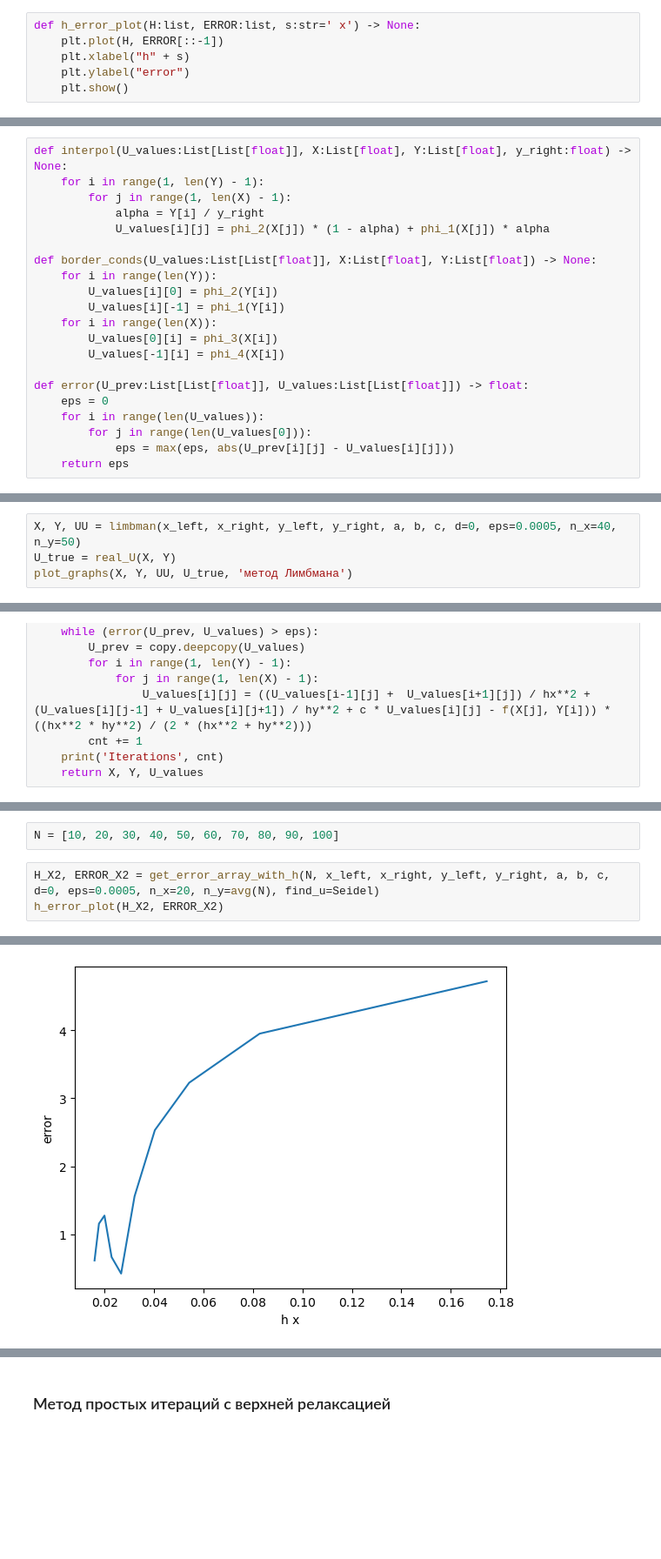
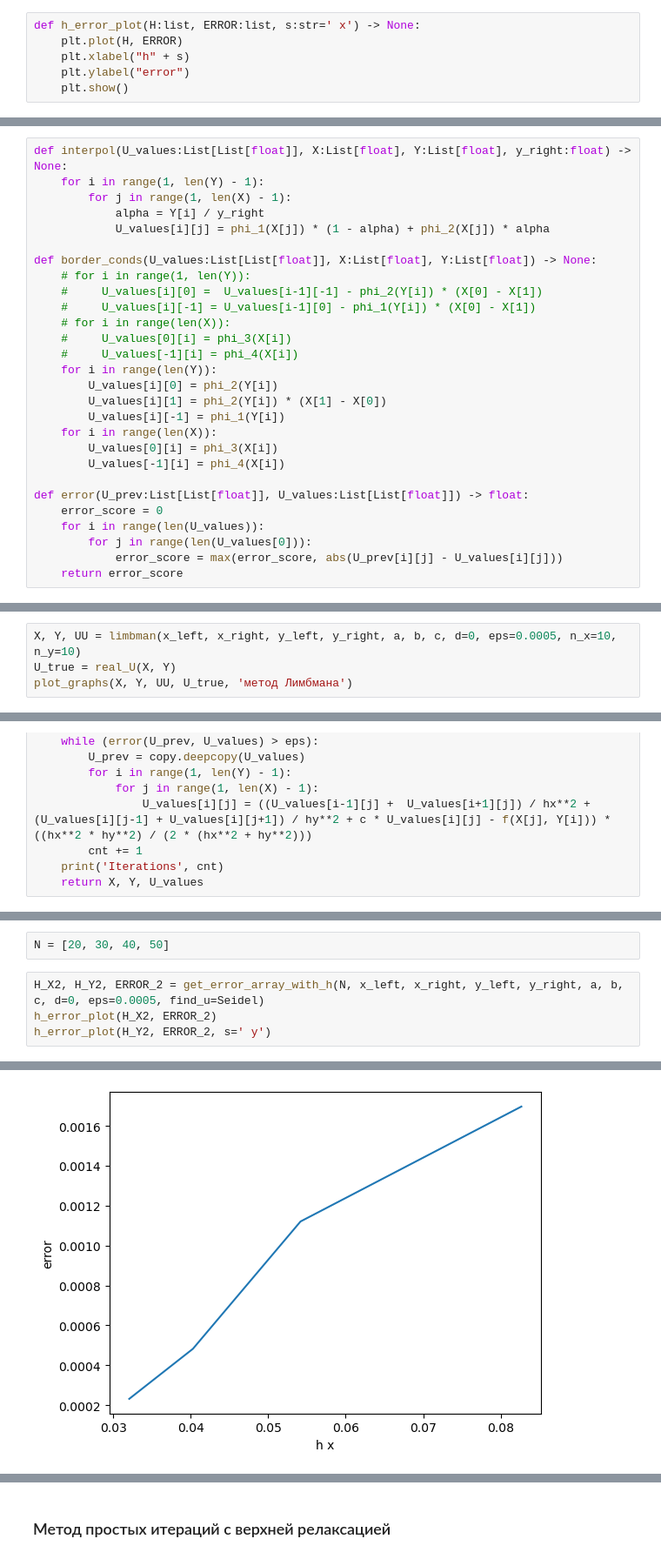
Before and after one commit to JRTitor/Numer2, a Jupyter notebook: lab3.ipynb, the cells around one changed output, grey strips where cells are left out. Shown: that part at 87% size. Drawn from its saved outputs; the diff is of its cells as text; blank space fills up the shorter version.

```diff
--- a/lab3.ipynb
+++ b/lab3.ipynb
@@ -103,6 +96,6 @@ def get_error_array_with_h(N:list, x_left:float, x_right:float, y_left:float, y_
 # %%
 def h_error_plot(H:list, ERROR:list, s:str=' x') -> None:
-    plt.plot(H, ERROR[::-1])
+    plt.plot(H, ERROR)
     plt.xlabel("h" + s)
     plt.ylabel("error")
     plt.show()
@@ -125,22 +115,29 @@ def interpol(U_values:List[List[float]], X:List[float], Y:List[float], y_right:f
     for i in range(1, len(Y) - 1):
         for j in range(1, len(X) - 1):
             alpha = Y[i] / y_right
-            U_values[i][j] = phi_2(X[j]) * (1 - alpha) + phi_1(X[j]) * alpha
+            U_values[i][j] = phi_1(X[j]) * (1 - alpha) + phi_2(X[j]) * alpha
 
 def border_conds(U_values:List[List[float]], X:List[float], Y:List[float]) -> None:
+    # for i in range(1, len(Y)):
+    #     U_values[i][0] =  U_values[i-1][-1] - phi_2(Y[i]) * (X[0] - X[1])
+    #     U_values[i][-1] = U_values[i-1][0] - phi_1(Y[i]) * (X[0] - X[1])
+    # for i in range(len(X)):
+    #     U_values[0][i] = phi_3(X[i])
+    #     U_values[-1][i] = phi_4(X[i])
     for i in range(len(Y)):
         U_values[i][0] = phi_2(Y[i])
+        U_values[i][1] = phi_2(Y[i]) * (X[1] - X[0])
         U_values[i][-1] = phi_1(Y[i])
     for i in range(len(X)):
         U_values[0][i] = phi_3(X[i])
         U_values[-1][i] = phi_4(X[i])
 
 def error(U_prev:List[List[float]], U_values:List[List[float]]) -> float:
-    eps = 0
+    error_score = 0
     for i in range(len(U_values)):
         for j in range(len(U_values[0])):
-            eps = max(eps, abs(U_prev[i][j] - U_values[i][j]))
-    return eps
+            error_score = max(error_score, abs(U_prev[i][j] - U_values[i][j]))
+    return error_score
 # %% [markdown]
 Отношение конечной разности по схеме
 
@@ -180,7 +173,7 @@ def limbman(x_left:float, x_right:float, y_left:float, y_right:float, a:float, b
     print('Iterations', cnt)
     return X, Y, U_values
 # %%
-X, Y, UU = limbman(x_left, x_right, y_left, y_right, a, b, c, d=0, eps=0.0005, n_x=40, n_y=50)
+X, Y, UU = limbman(x_left, x_right, y_left, y_right, a, b, c, d=0, eps=0.0005, n_x=10, n_y=10)
 U_true = real_U(X, Y)
 plot_graphs(X, Y, UU, U_true, 'метод Лимбмана')
 # %% [output]
@@ -252,6 +240,7 @@ Iterations 183
 # %%
-N = [10, 20, 30, 40, 50, 60, 70, 80, 90, 100]
+N = [20, 30, 40, 50]
 # %%
-H_X2, ERROR_X2 = get_error_array_with_h(N, x_left, x_right, y_left, y_right, a, b, c, d=0, eps=0.0005, n_x=20, n_y=avg(N), find_u=Seidel)
-h_error_plot(H_X2, ERROR_X2)
+H_X2, H_Y2, ERROR_2 = get_error_array_with_h(N, x_left, x_right, y_left, y_right, a, b, c, d=0, eps=0.0005, find_u=Seidel)
+h_error_plot(H_X2, ERROR_2)
+h_error_plot(H_Y2, ERROR_2, s=' y')
 # %% [output]
@@ -268 +251 @@ Iterations 230
-[figure, old version]
+[figure, new version]
```
Also changed, not shown: parts of 21 cells of this notebook, 2 other files.
